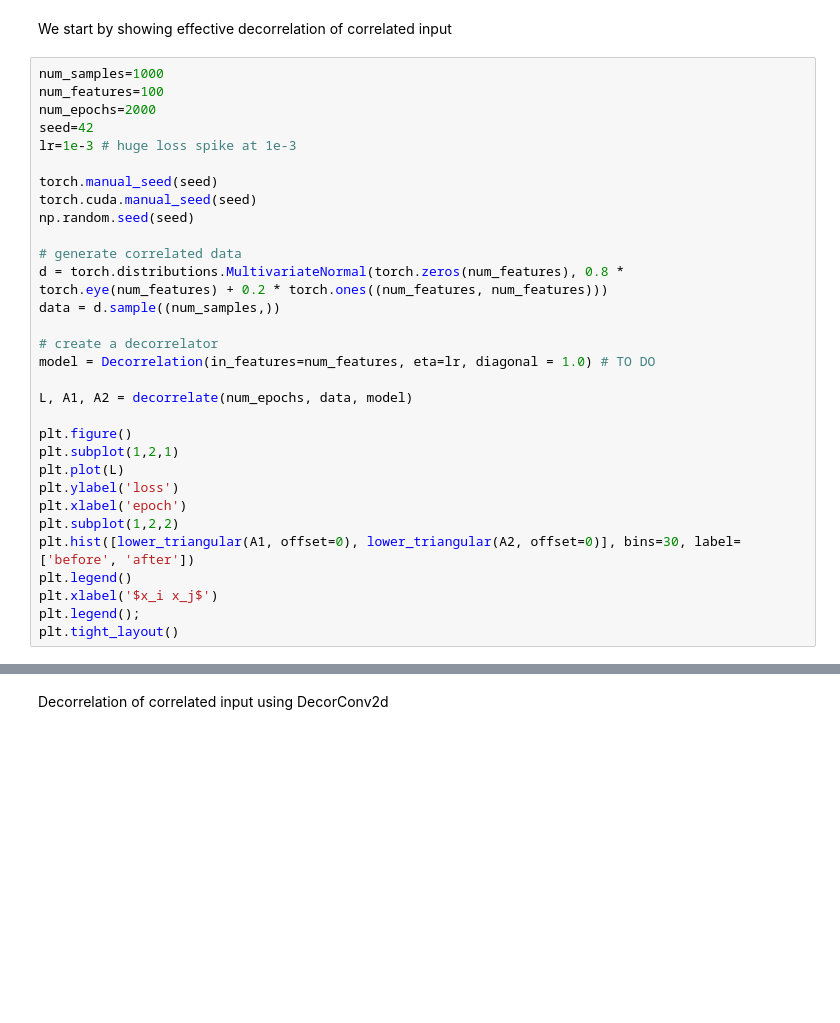
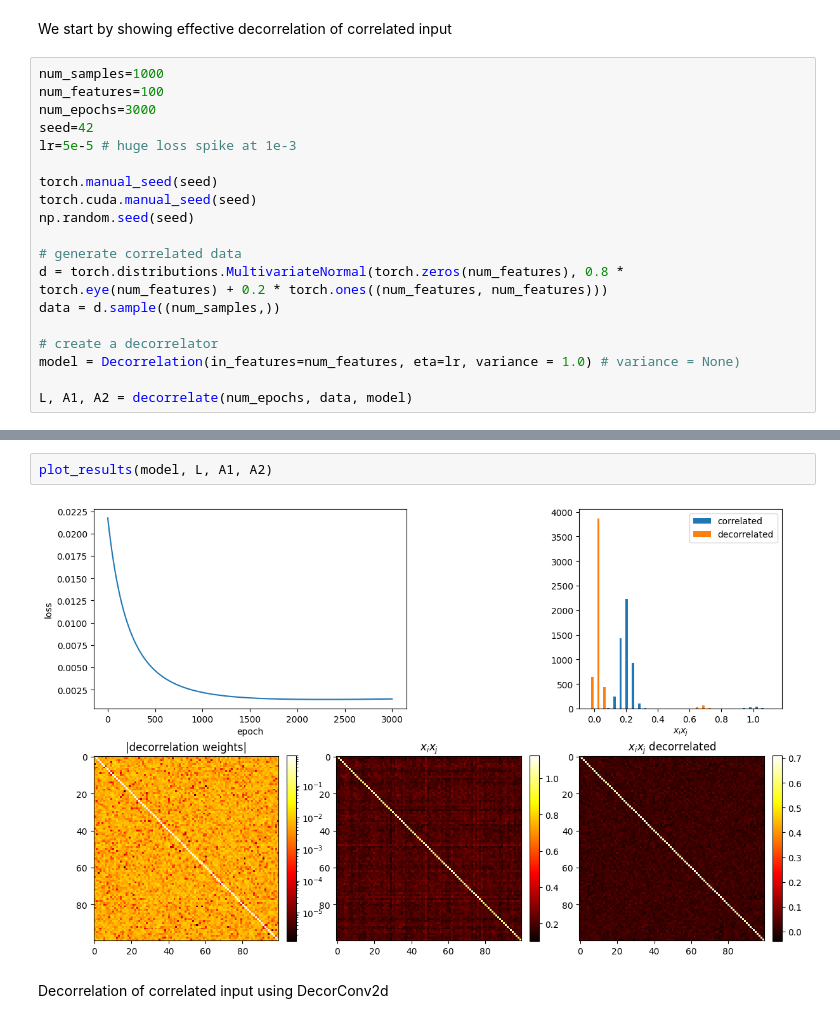
Before and after one commit to artcogsys/decorbp, a Jupyter notebook: examples/decorrelation_analysis.ipynb, the cells around one changed output, grey strips where cells are left out. Drawn from its saved outputs; the diff is of its cells as text; blank space fills up the shorter version.

```diff
--- a/examples/decorrelation_analysis.ipynb
+++ b/examples/decorrelation_analysis.ipynb
@@ -34,9 +68,9 @@ We start by showing effective decorrelation of correlated input
 # %%
 num_samples=1000
 num_features=100
-num_epochs=2000
+num_epochs=3000
 seed=42
-lr=1e-3 # huge loss spike at 1e-3
+lr=5e-5 # huge loss spike at 1e-3
 
 torch.manual_seed(seed)
 torch.cuda.manual_seed(seed)
@@ -47,20 +81,8 @@ d = torch.distributions.MultivariateNormal(torch.zeros(num_features), 0.8 * torc
 data = d.sample((num_samples,))
 
 # create a decorrelator
-model = Decorrelation(in_features=num_features, eta=lr, diagonal = 1.0) # TO DO
+model = Decorrelation(in_features=num_features, eta=lr, variance = 1.0) # variance = None)
 
 L, A1, A2 = decorrelate(num_epochs, data, model)
-
-plt.figure()
-plt.subplot(1,2,1)
-plt.plot(L)
-plt.ylabel('loss')
-plt.xlabel('epoch')
-plt.subplot(1,2,2)
-plt.hist([lower_triangular(A1, offset=0), lower_triangular(A2, offset=0)], bins=30, label=['before', 'after'])
-plt.legend()
-plt.xlabel('$x_i x_j$')
-plt.legend();
-plt.tight_layout()
 # %% [output]
 iteration 0     loss: 0.022
@@ -104,3 +105,7 @@ tensor([[ 7.8954e-01, -1.1736e-02, -8.2890e-03,  ..., -1.1051e-02,
+# %%
+plot_results(model, L, A1, A2)
+# %% [output]
+[figure, added]
 # %% [markdown]
 Decorrelation of correlated input using DecorConv2d
 # %%
```
Also changed, not shown: parts of 9 cells of this notebook, 1 other file.
